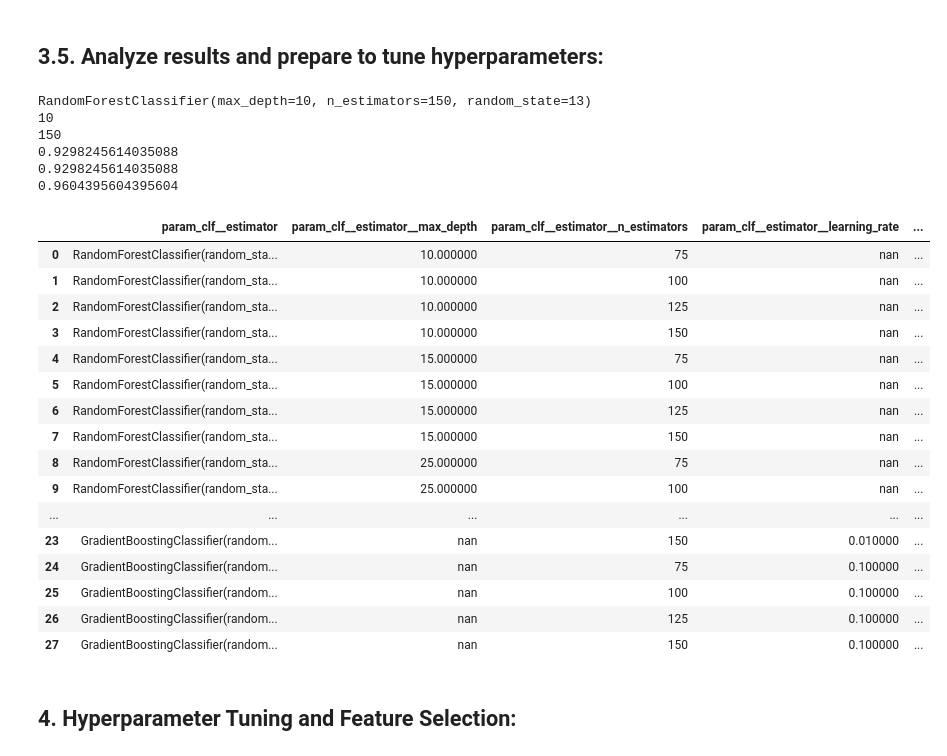
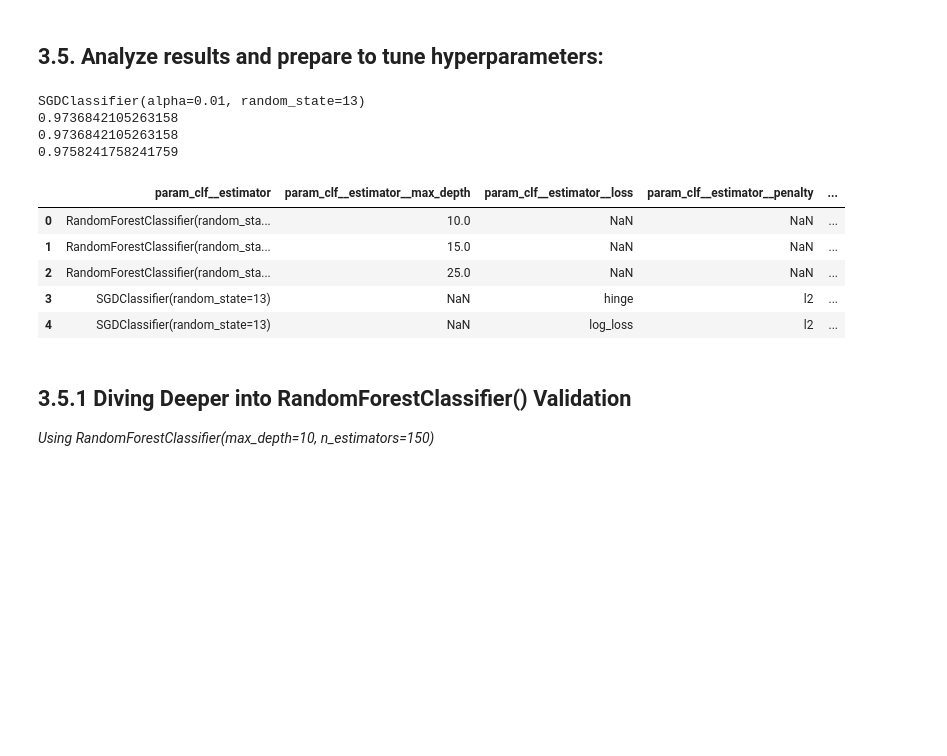
Before and after one commit to nhansen24/UCI_BreastCancer, a Jupyter notebook: notebook.ipynb, the cells around one changed output. Saved outputs shown, nothing was run; the diff lists cells and outputs as text; code cells hidden in the pictures; blank space fills up the shorter version.

Commit message:
Updated Jupyter Notebook with SGDClassifier and runtime comparisons

```diff
--- a/notebook.ipynb
+++ b/notebook.ipynb
@@ -153,17 +154,17 @@ pipeline = Pipeline([
 search_space = [
     {'clf__estimator': [RandomForestClassifier(random_state=13)],
      'clf__estimator__max_depth':[10,15,25],
-     'clf__estimator__n_estimators':[75,100,125,150],
+#     'clf__estimator__n_estimators':[150,200,250],
      },
-    {'clf__estimator': [GradientBoostingClassifier(random_state=13)],
-     'clf__estimator__learning_rate':np.logspace(-4,-1,4),
-     'clf__estimator__n_estimators':[75,100,125,150],
+#    {'clf__estimator': [GradientBoostingClassifier(random_state=13)],
+#     'clf__estimator__learning_rate':[0.001,0.01,0.1,0.5],
+#     'clf__estimator__n_estimators':[150,200,250],
+#     },
+    {'clf__estimator': [SGDClassifier(random_state=13)],
+     'clf__estimator__loss': ['hinge','log_loss'],
+     'clf__estimator__alpha': [0.01],
+     'clf__estimator__penalty': ['l2']
      }
-#    {'clf__estimator': [SGDClassifier()],
-#     'clf__estimator__loss': ['hinge','squared_loss','log'],
-#     'clf__estimator__alpha': np.logspace(-4,-1,9),
-#     'clf__estimator__penalty': ['l1', 'l2']
-#     }
 ]
 
 gs = GridSearchCV(estimator=pipeline, param_grid=search_space, cv=5, error_score='raise')
@@ -189,44 +193,44 @@ GridSearchCV(cv=5, error_score='raise',
 # %%
 from sklearn.metrics import accuracy_score
 gs_best = gs.best_estimator_
 gs_best_clf = gs_best.named_steps['clf']
 print(gs_best_clf.get_params()['estimator'])
-print(gs_best_clf.get_params()['estimator__max_depth'])
-print(gs_best_clf.get_params()['estimator__n_estimators'])
+#print(gs_best_clf.get_params()['estimator__max_depth'])
+#print(gs_best_clf.get_params()['estimator__n_estimators'])
 print(gs_best.score(X_test, y_test))
 y_pred = gs_best.predict(X_test)
 print(accuracy_score(y_test, y_pred))
 print(gs.best_score_)
 
-""" WORKING ON USING .CV_RESULTS_ AS A PD.DF FOR HYPERPARAMETER TUNING AND ANALYSIS """
-# cv_results_column_names = ['mean_fit_time','std_fit_time','mean_score_time','std_score_time','estimator','max_depth','learning_rate', 'split0_score','split1_score','split2_score','split3_score','split4_score','mean_score','std_score','rank_score']
+# USING .CV_RESULTS_ AS A PD.DF FOR HYPERPARAMETER TUNING AND ANALYSIS
 cv_df = pd.DataFrame(gs.cv_results_)
-columns_interest = ['param_clf__estimator','param_clf__estimator__max_depth','param_clf__estimator__n_estimators','param_clf__estimator__learning_rate','mean_test_score','std_test_score','rank_test_score']
+
+columns_interest = [
+    'param_clf__estimator',
+    'param_clf__estimator__max_depth',
+#    'param_clf__estimator__n_estimators',
+    'param_clf__estimator__loss',
+    'param_clf__estimator__penalty',
+    'param_clf__estimator__alpha',
+    'mean_test_score',
+    'std_test_score',
+    'rank_test_score']
+
 cv_df_results = cv_df[columns_interest].round(3)
-cv_df_results.style.background_gradient(axis=0,cmap='coolwarm')
+# cv_df_results.style.background_gradient(axis=0,cmap='Spectra')
+
+cv_df_results
 # %% [output]
-RandomForestClassifier(max_depth=10, n_estimators=150, random_state=13)
-10
-150
-0.9298245614035088
-0.9298245614035088
-0.9604395604395604
+SGDClassifier(alpha=0.01, random_state=13)
+0.9736842105263158
+0.9736842105263158
+0.9758241758241759
-|  | param_clf__estimator | param_clf__estimator__max_depth | param_clf__estimator__n_estimators | param_clf__estimator__learning_rate | ... |
-| 0 | RandomForestClassifier(random_sta... | 10.000000 | 75 | nan | ... |
-| 1 | RandomForestClassifier(random_sta... | 10.000000 | 100 | nan | ... |
-| 2 | RandomForestClassifier(random_sta... | 10.000000 | 125 | nan | ... |
-| 3 | RandomForestClassifier(random_sta... | 10.000000 | 150 | nan | ... |
-| 4 | RandomForestClassifier(random_sta... | 15.000000 | 75 | nan | ... |
-| 5 | RandomForestClassifier(random_sta... | 15.000000 | 100 | nan | ... |
-| 6 | RandomForestClassifier(random_sta... | 15.000000 | 125 | nan | ... |
-| 7 | RandomForestClassifier(random_sta... | 15.000000 | 150 | nan | ... |
-| 8 | RandomForestClassifier(random_sta... | 25.000000 | 75 | nan | ... |
-| 9 | RandomForestClassifier(random_sta... | 25.000000 | 100 | nan | ... |
-| ... | ... | ... | ... | ... | ... |
-| 23 | GradientBoostingClassifier(random... | nan | 150 | 0.010000 | ... |
-| 24 | GradientBoostingClassifier(random... | nan | 75 | 0.100000 | ... |
-| 25 | GradientBoostingClassifier(random... | nan | 100 | 0.100000 | ... |
-| 26 | GradientBoostingClassifier(random... | nan | 125 | 0.100000 | ... |
-| 27 | GradientBoostingClassifier(random... | nan | 150 | 0.100000 | ... |
+|  | param_clf__estimator | param_clf__estimator__max_depth | param_clf__estimator__loss | param_clf__estimator__penalty | ... |
+| 0 | RandomForestClassifier(random_sta... | 10.0 | NaN | NaN | ... |
+| 1 | RandomForestClassifier(random_sta... | 15.0 | NaN | NaN | ... |
+| 2 | RandomForestClassifier(random_sta... | 25.0 | NaN | NaN | ... |
+| 3 | SGDClassifier(random_state=13) | NaN | hinge | l2 | ... |
+| 4 | SGDClassifier(random_state=13) | NaN | log_loss | l2 | ... |
 # %% [markdown]
-## 4. Hyperparameter Tuning and Feature Selection:
+## 3.5.1 Diving Deeper into RandomForestClassifier() Validation
+*Using RandomForestClassifier(max_depth=10, n_estimators=150)*
```
Also changed, not shown: parts of 8 cells of this notebook.
